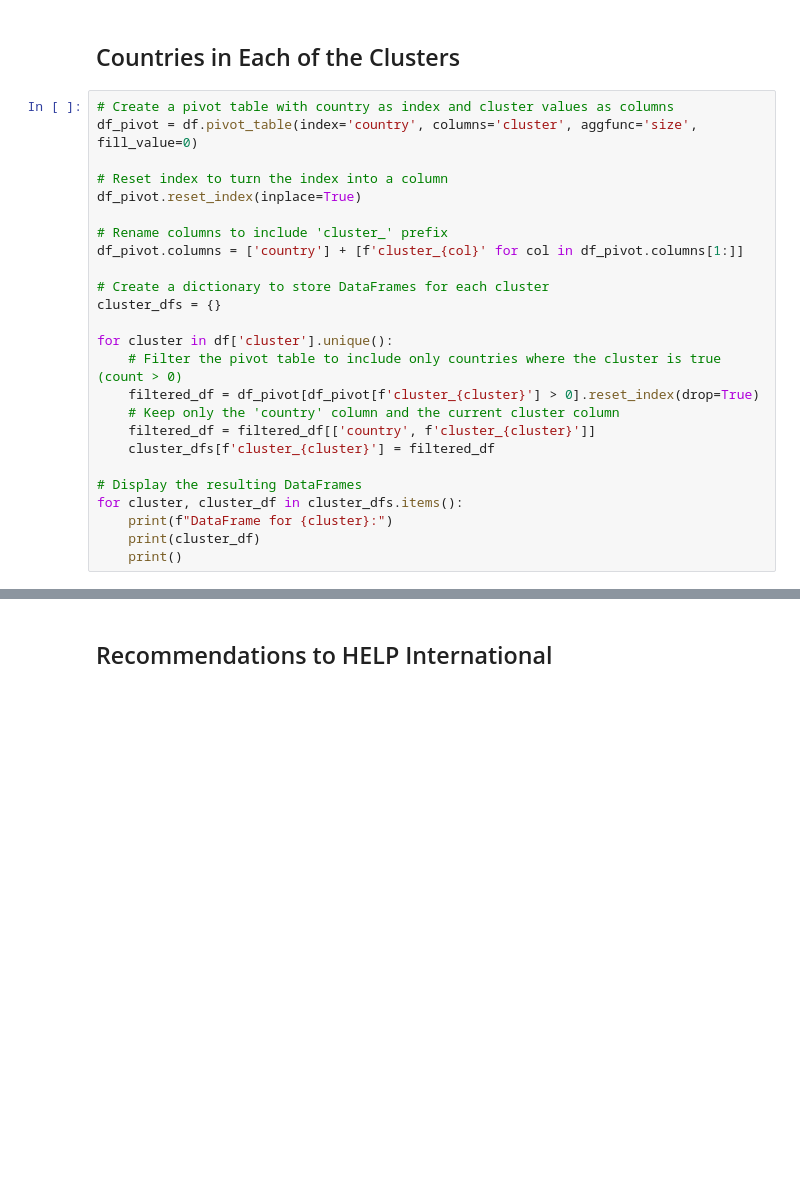
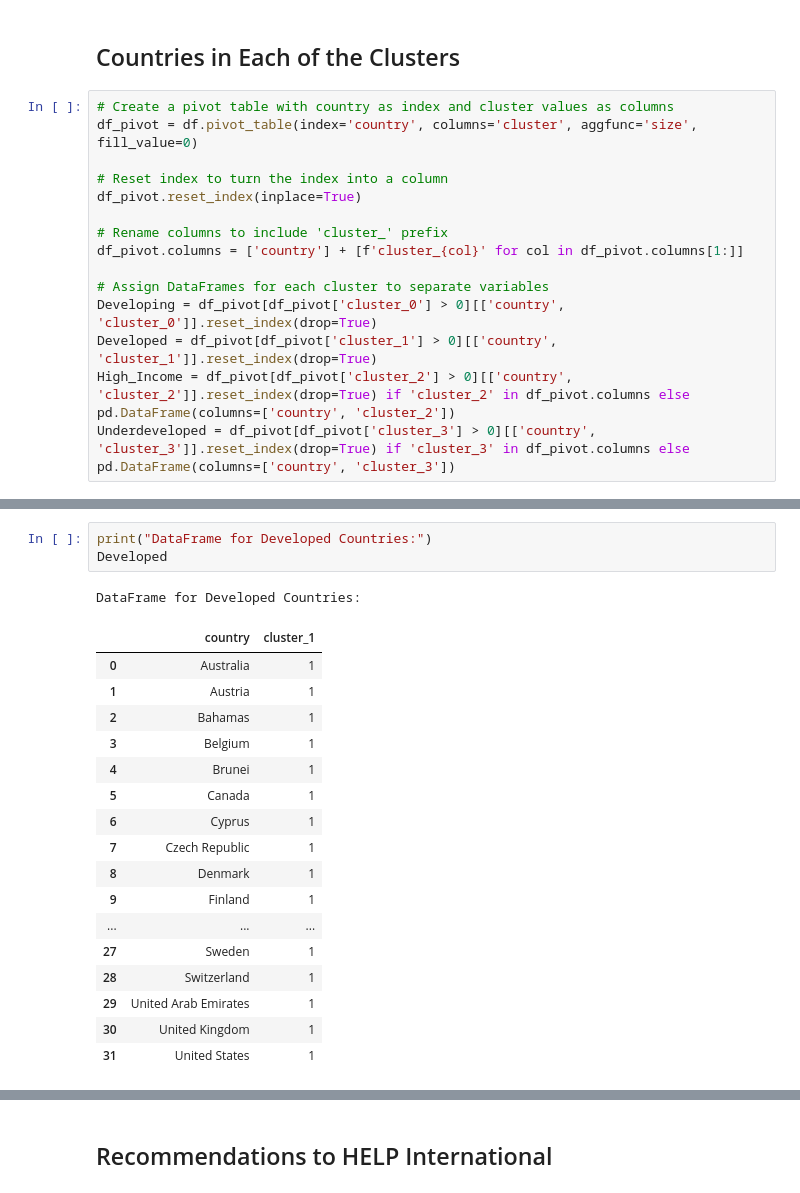
Before and after one commit to I-amyayi/Clustering-PCA, a Jupyter notebook: NGO.ipynb, the cells around one changed output, grey strips where cells are left out. Cells and saved outputs as stored; diff of their text form; blank space fills up the shorter version.

```diff
--- a/NGO.ipynb
+++ b/NGO.ipynb
@@ -505,18 +505,8 @@ df_pivot.reset_index(inplace=True)
 # Rename columns to include 'cluster_' prefix
 df_pivot.columns = ['country'] + [f'cluster_{col}' for col in df_pivot.columns[1:]]
 
-# Create a dictionary to store DataFrames for each cluster
-cluster_dfs = {}
-
-for cluster in df['cluster'].unique():
-    # Filter the pivot table to include only countries where the cluster is true (count > 0)
-    filtered_df = df_pivot[df_pivot[f'cluster_{cluster}'] > 0].reset_index(drop=True)
-    # Keep only the 'country' column and the current cluster column
-    filtered_df = filtered_df[['country', f'cluster_{cluster}']]
-    cluster_dfs[f'cluster_{cluster}'] = filtered_df
-
-# Display the resulting DataFrames
-for cluster, cluster_df in cluster_dfs.items():
-    print(f"DataFrame for {cluster}:")
-    print(cluster_df)
-    print()
+# Assign DataFrames for each cluster to separate variables
+Developing = df_pivot[df_pivot['cluster_0'] > 0][['country', 'cluster_0']].reset_index(drop=True)
+Developed = df_pivot[df_pivot['cluster_1'] > 0][['country', 'cluster_1']].reset_index(drop=True)
+High_Income = df_pivot[df_pivot['cluster_2'] > 0][['country', 'cluster_2']].reset_index(drop=True) if 'cluster_2' in df_pivot.columns else pd.DataFrame(columns=['country', 'cluster_2'])
+Underdeveloped = df_pivot[df_pivot['cluster_3'] > 0][['country', 'cluster_3']].reset_index(drop=True) if 'cluster_3' in df_pivot.columns else pd.DataFrame(columns=['country', 'cluster_3'])
@@ -540,0 +532,22 @@ DataFrame for cluster_3:
+# %%
+print("DataFrame for Developed Countries:")
+Developed
+# %% [output]
+DataFrame for Developed Countries:
+|  | country | cluster_1 |
+| 0 | Australia | 1 |
+| 1 | Austria | 1 |
+| 2 | Bahamas | 1 |
+| 3 | Belgium | 1 |
+| 4 | Brunei | 1 |
+| 5 | Canada | 1 |
+| 6 | Cyprus | 1 |
+| 7 | Czech Republic | 1 |
+| 8 | Denmark | 1 |
+| 9 | Finland | 1 |
+| ... | ... | ... |
+| 27 | Sweden | 1 |
+| 28 | Switzerland | 1 |
+| 29 | United Arab Emirates | 1 |
+| 30 | United Kingdom | 1 |
+| 31 | United States | 1 |
```
Also changed, not shown: parts of 4 cells of this notebook.
